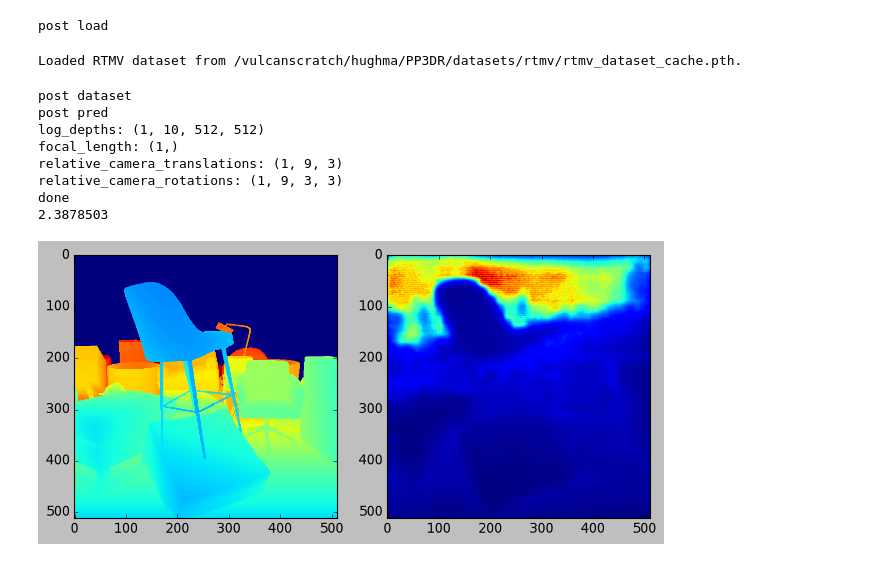
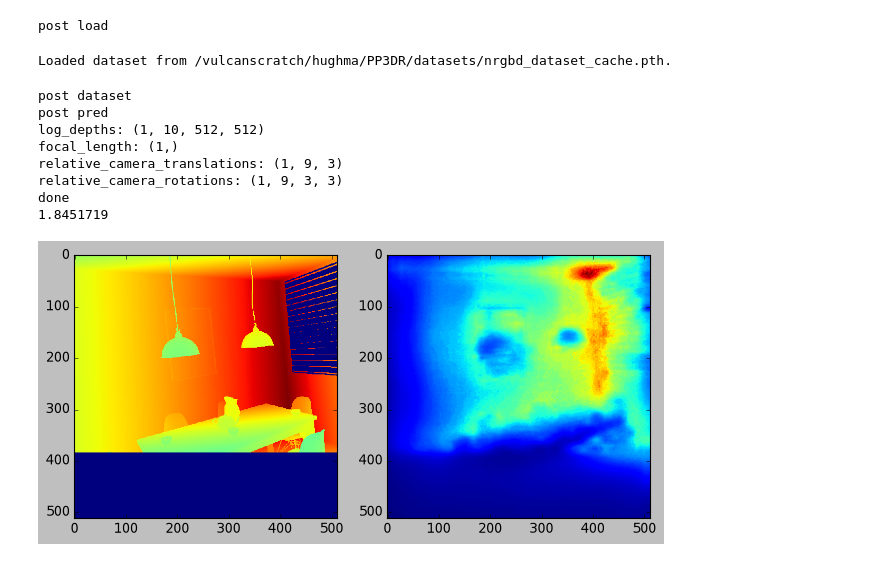
Before and after one commit to hughmathimati/PP3DR, a Jupyter notebook: PP3DR/visualise/notebook.ipynb, the cells around one changed output. Cells and saved outputs as stored; diff of their text form; code cells hidden in the pictures.

```diff
--- a/PP3DR/visualise/notebook.ipynb
+++ b/PP3DR/visualise/notebook.ipynb
@@ -13,7 +13,7 @@ import matplotlib.pyplot as plt
 model = PP3DR()
 remove_front = False
 # I want to see which parameters are left over after loading this.
-loaded_state_dict = torch.load("/vulcanscratch/hughma/PP3DR/dpt-finetune/PP3DR.pth", weights_only=True)
+loaded_state_dict = torch.load("/vulcanscratch/hughma/PP3DR/dpt_1e-5_30-epochs/PP3DR.pth", weights_only=True)
 if remove_front:
     # The lines here are necessary if all the loaded state dict entries begin with an extra "module."
     new_state_dict = {}
@@ -28,40 +28,40 @@ model = model.eval().to("cuda")
 # %% [output]
 post load
 # %%
-# dataset = nrgbd_dataset()
+dataset = nrgbd_dataset()
 # dataset = flying_things_3d_dataset()
 # dataset = sintel_dataset()
-dataset = rtmv_dataset()
+# dataset = rtmv_dataset()
 # %% [output]
-Loaded RTMV dataset from /vulcanscratch/hughma/PP3DR/datasets/rtmv/rtmv_dataset_cache.pth.
+Loaded dataset from /vulcanscratch/hughma/PP3DR/datasets/nrgbd_dataset_cache.pth.
 # %%
-data = dataset[8] # 8
+data = dataset[0] # 8
 print("post dataset")
 for key in data:
     data[key] = data[key].unsqueeze(0)
 with torch.amp.autocast("cuda", dtype = torch.bfloat16), torch.no_grad():
     pred = model(data['images'].to("cuda"), data['rope_x'].to("cuda"), data['rope_y'].to("cuda"))
 print("post pred")
 for key in pred:
     pred[key] = pred[key].to(torch.float32).cpu().numpy(force=True)
     print(f"{key}: {pred[key].shape}")
 print("done")
 import numpy as np
 # plt.style.use("seaborn-v0_8-darkgrid")
 plt.style.use("classic")
 fig, (a1, a2) = plt.subplots(1, 2)
 data['depths'][data['depths'] < 0] = 0
 a1.imshow(data['depths'][0][0])
 a2.imshow(np.exp(pred['log_depths'][0][0]))
 print(pred['log_depths'][0][0].mean())
 fig.tight_layout()
 # %% [output]
 post dataset
 post pred
 log_depths: (1, 10, 512, 512)
 focal_length: (1,)
 relative_camera_translations: (1, 9, 3)
 relative_camera_rotations: (1, 9, 3, 3)
 done
-2.3878503
+1.8451719
-[figure, old version]
+[figure, new version]
```
Also changed, not shown: 5 other files.
